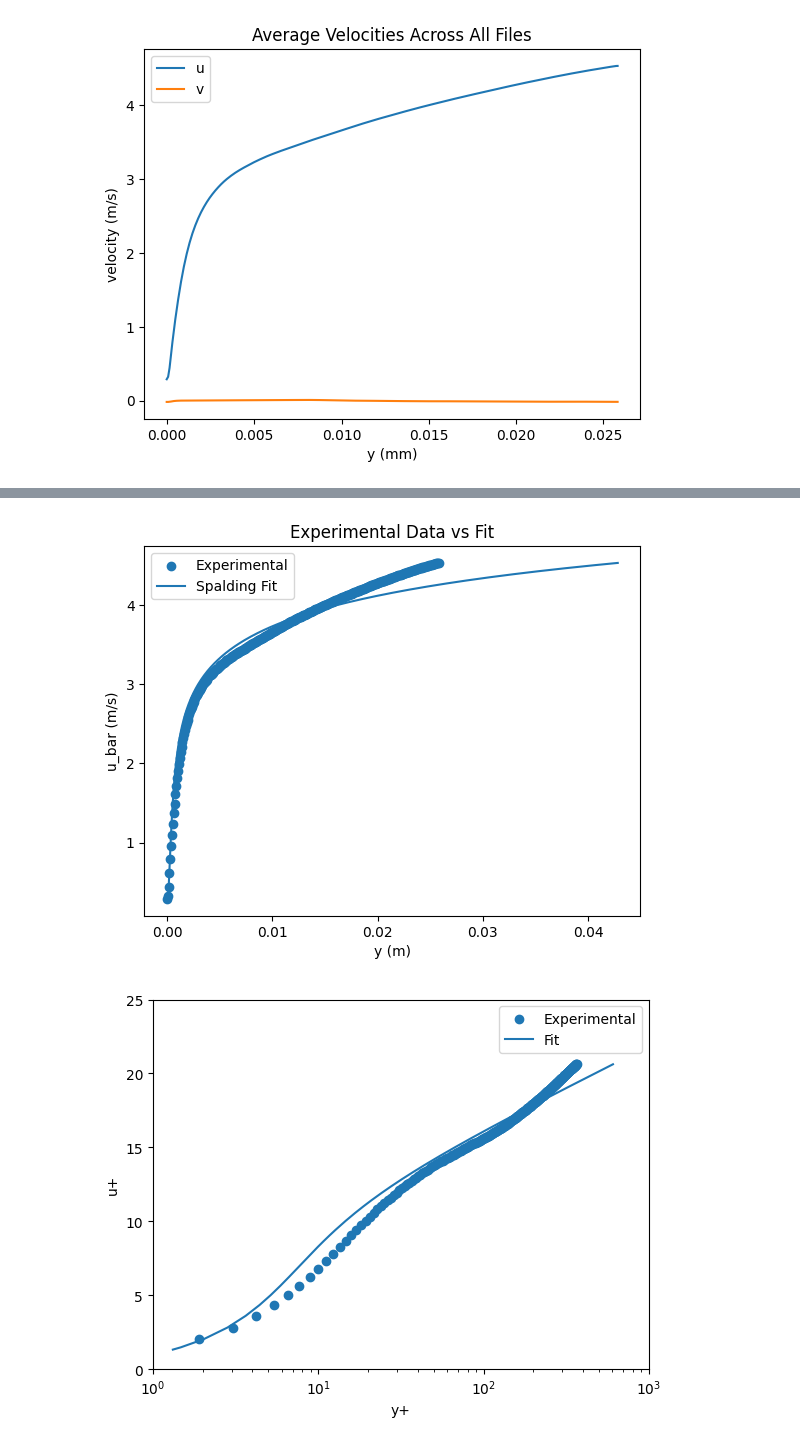
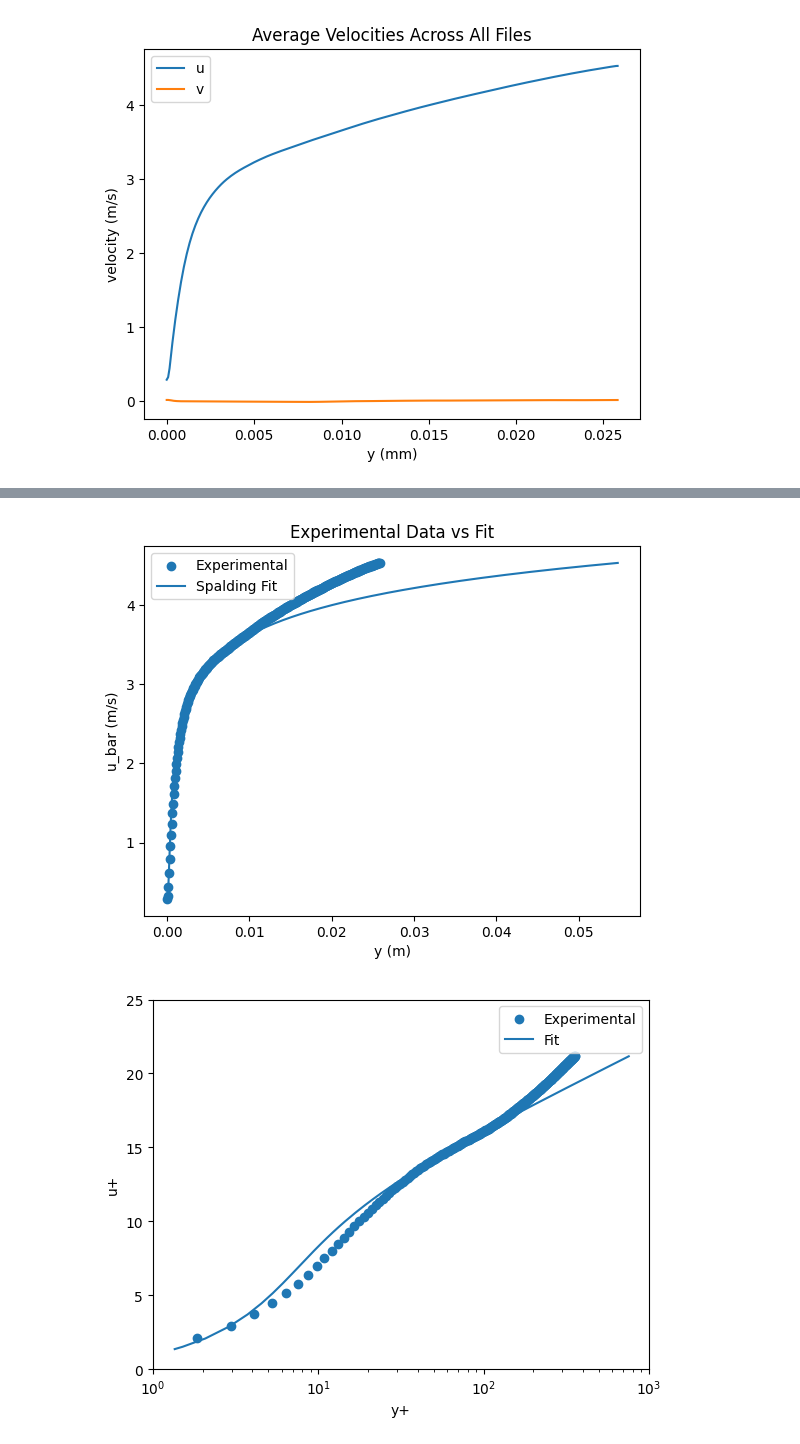
Before and after one commit to Jagardiner97/Boundary-Layers, a Jupyter notebook: Boundary Layers/BL Final Project/turbulent-characterization.ipynb, the cells around one changed output, grey strips where cells are left out. Cells and saved outputs as stored; diff of their text form; code cells hidden in the pictures.

```diff
--- a/Boundary Layers/BL Final Project/turbulent-characterization.ipynb
+++ b/Boundary Layers/BL Final Project/turbulent-characterization.ipynb
@@ -64,7 +64,7 @@ def read_file(file_path, wall=None, index=None):
                 if -((y-wall)/1000) not in y_points:
                     y_points.append(-((y-wall)/1000))
                 if v != 0.0:
-                    v_values[i].append(v)
+                    v_values[i].append(-v)
                 if u != 0.0:
                     u_values[i].append(-u)
 
@@ -211,8 +213,9 @@ def spalding_equation(u_bar, y_0, u_tau):
 # %%
 # Use the Spalding profile to get u_tau
 initial_guesses = [0, 0.5] #y_0 and u_tau
-wake = 200
-popt, pcov = curve_fit(spalding_equation, u_average[0:wake], y[0:wake], p0=initial_guesses, bounds=([-1e-5, 0], [1e-5, np.inf]), method='trf')
+start = 25
+end = 100
+popt, pcov = curve_fit(spalding_equation, u_average[start:end], y[start:end], p0=initial_guesses, bounds=([-1e-5, 0], [1e-5, np.inf]), method='trf')
 y_0_opt, u_tau_opt = popt
 
 # Print the optimized parameters
@@ -258,2 +261,2 @@ u_tau: 0.21974363752802514
-[figure, old version]
+[figure, new version]
-[figure, old version]
+[figure, new version]
```
Also changed, not shown: parts of 8 cells of this notebook.
